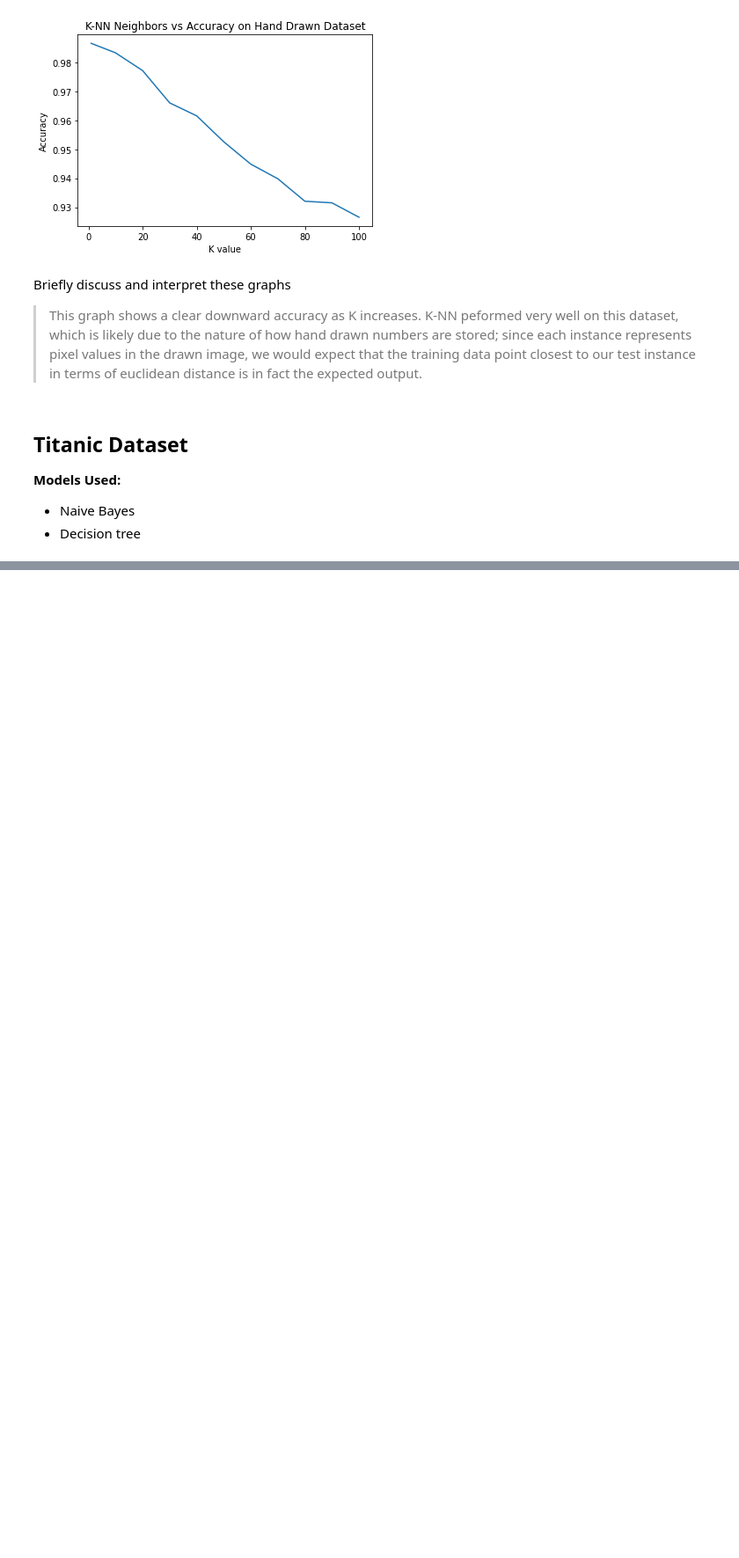
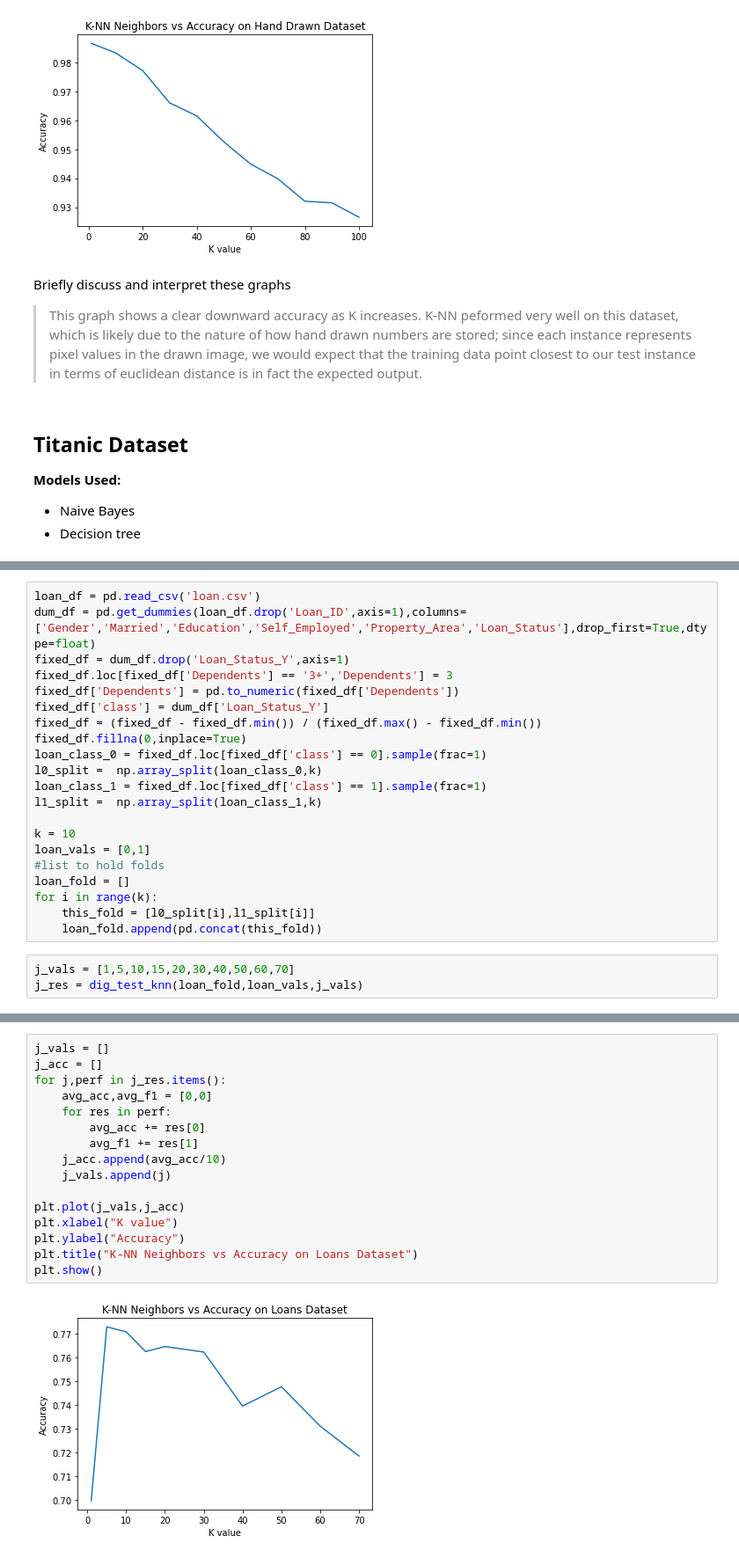
Before and after one commit to Andrei-Treil/CS589-Final, a Jupyter notebook: final.ipynb, the cells around one changed output, grey strips where cells are left out. Shown at 88% size. Drawn from its saved outputs; the diff is of its cells as text; blank space fills up the shorter version.

Commit message:
loans+parkinsons K-NN done :3

```diff
--- a/final.ipynb
+++ b/final.ipynb
@@ -393,0 +396,24 @@ Briefly discuss and interpret these graphs
+# %%
+loan_df = pd.read_csv('loan.csv')
+dum_df = pd.get_dummies(loan_df.drop('Loan_ID',axis=1),columns=['Gender','Married','Education','Self_Employed','Property_Area','Loan_Status'],drop_first=True,dtype=float)
+fixed_df = dum_df.drop('Loan_Status_Y',axis=1)
+fixed_df.loc[fixed_df['Dependents'] == '3+','Dependents'] = 3
+fixed_df['Dependents'] = pd.to_numeric(fixed_df['Dependents'])
+fixed_df['class'] = dum_df['Loan_Status_Y']
+fixed_df = (fixed_df - fixed_df.min()) / (fixed_df.max() - fixed_df.min())
+fixed_df.fillna(0,inplace=True)
+loan_class_0 = fixed_df.loc[fixed_df['class'] == 0].sample(frac=1)
+l0_split =  np.array_split(loan_class_0,k)
+loan_class_1 = fixed_df.loc[fixed_df['class'] == 1].sample(frac=1)
+l1_split =  np.array_split(loan_class_1,k)
+
+k = 10
+loan_vals = [0,1]
+#list to hold folds
+loan_fold = []
+for i in range(k):
+    this_fold = [l0_split[i],l1_split[i]]
+    loan_fold.append(pd.concat(this_fold))
+# %%
+j_vals = [1,5,10,15,20,30,40,50,60,70]
+j_res = dig_test_knn(loan_fold,loan_vals,j_vals)
@@ -393,0 +440,18 @@ Briefly discuss and interpret these graphs
+# %%
+j_vals = []
+j_acc = []
+for j,perf in j_res.items():
+    avg_acc,avg_f1 = [0,0]
+    for res in perf:
+        avg_acc += res[0]
+        avg_f1 += res[1]
+    j_acc.append(avg_acc/10)
+    j_vals.append(j)
+
+plt.plot(j_vals,j_acc)
+plt.xlabel("K value")
+plt.ylabel("Accuracy")
+plt.title("K-NN Neighbors vs Accuracy on Loans Dataset")
+plt.show()
+# %% [output]
+[figure, added]
```
Also changed, not shown: parts of 12 cells of this notebook.
